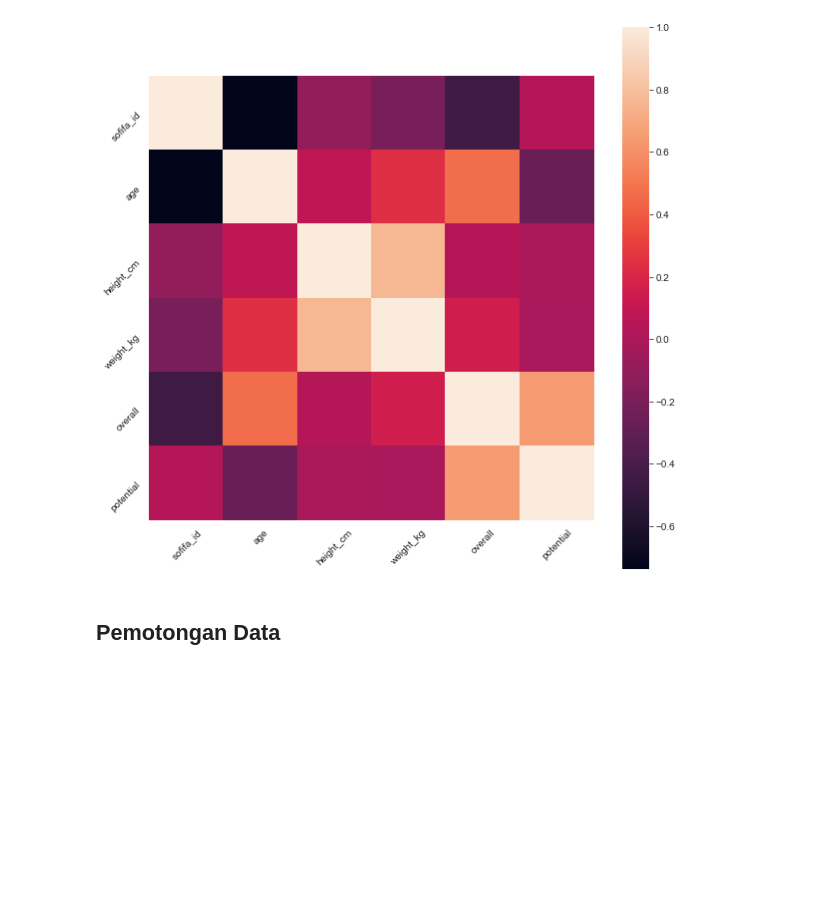
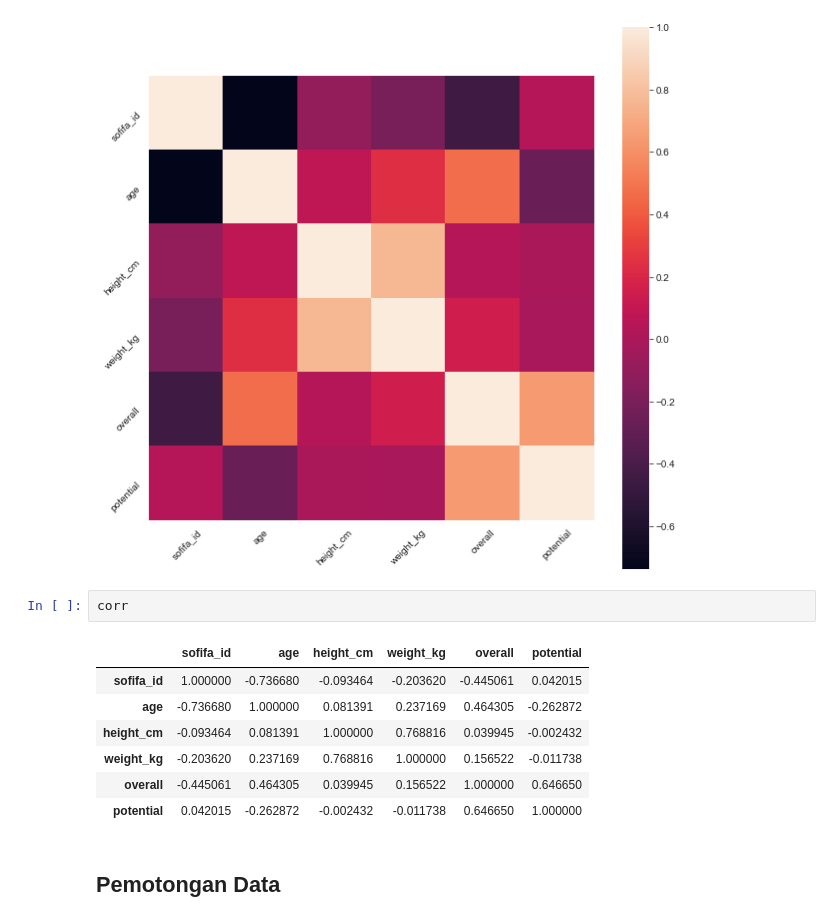
Before and after one commit to evanezent/ML-Project, a Jupyter notebook: Data Preparation.ipynb, the cells around one changed output. Cells and saved outputs as stored; diff of their text form; blank space fills up the shorter version.

```diff
--- a/Data Preparation.ipynb
+++ b/Data Preparation.ipynb
@@ -49,6 +58,16 @@ plt.yticks(rotation=45)
 # %% [output]
 (array([0.5, 1.5, 2.5, 3.5, 4.5, 5.5]), <a list of 6 Text yticklabel objects>)
 [figure]
+# %%
+corr
+# %% [output]
+|  | sofifa_id | age | height_cm | weight_kg | overall | potential |
+| sofifa_id | 1.000000 | -0.736680 | -0.093464 | -0.203620 | -0.445061 | 0.042015 |
+| age | -0.736680 | 1.000000 | 0.081391 | 0.237169 | 0.464305 | -0.262872 |
+| height_cm | -0.093464 | 0.081391 | 1.000000 | 0.768816 | 0.039945 | -0.002432 |
+| weight_kg | -0.203620 | 0.237169 | 0.768816 | 1.000000 | 0.156522 | -0.011738 |
+| overall | -0.445061 | 0.464305 | 0.039945 | 0.156522 | 1.000000 | 0.646650 |
+| potential | 0.042015 | -0.262872 | -0.002432 | -0.011738 | 0.646650 | 1.000000 |
 # %% [markdown]
 ## Pemotongan Data
 # %% [markdown]
```
Also changed, not shown: parts of 1 cell of this notebook, 1 other file.
